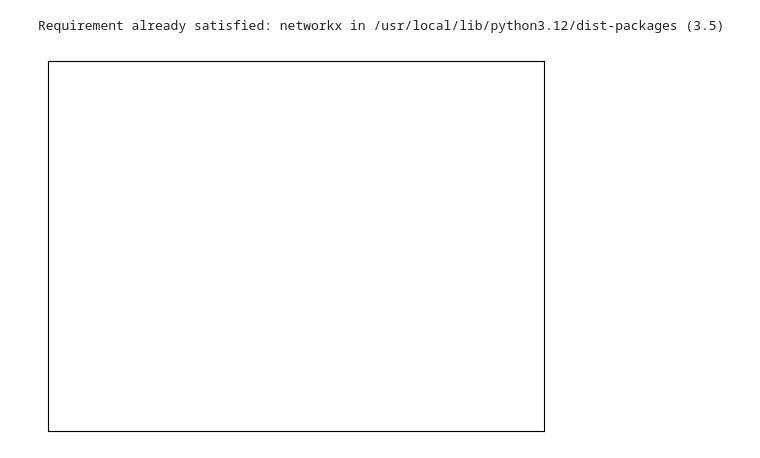
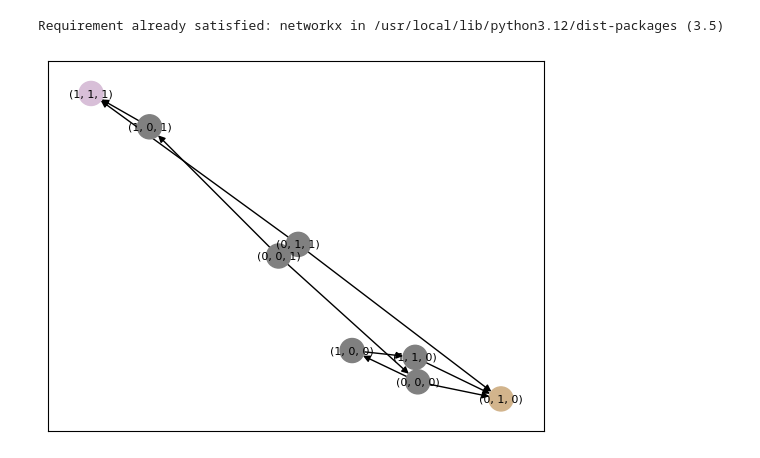
Before and after one commit to MichalSlowakiewicz/Statistical-Data-Analysis-2, a Jupyter notebook: LAB_4.ipynb, the cells around one changed output. Cells and saved outputs as stored; diff of their text form; code cells hidden in the pictures.

```diff
--- a/LAB_4.ipynb
+++ b/LAB_4.ipynb
@@ -105,19 +105,25 @@ class BN():
         ################################################################################
         # Please implement your solution here
 
-        neighbor_states = set()
-        for i in range(self.num_nodes):
-            # Calculate the next state of the i-th node
-            symbol_map = {self.list_of_nodes[j]: state[j] for j in range(self.num_nodes)}
-            next_node_state = self.functions[i].subs(symbol_map)
+        neighbours = set()
+        subst_map = {}
+        for idx, sym in enumerate(self.list_of_nodes):
+          if state[idx] ==1:
+            subst_map[sym] = self.__bool_algebra.TRUE
+          else:
+            subst_map[sym] = self.__bool_algebra.FALSE
 
-            # Create the next state by flipping the i-th node if its state changes
-            next_state = list(state)
-            if next_node_state != state[i]:
-                next_state[i] = next_node_state
-                neighbor_states.add(tuple(next_state))
-
-        return neighbor_states
+        for i, func in enumerate(self.functions):
+          evaluated = func.subs(subst_map).simplify()
+          if evaluated == self.__bool_algebra.TRUE:
+            new_bit = 1
+          else:
+            new_bit = 0
+          if new_bit != state[i]:
+            neighbour = list(state)
+            neighbour[i] = new_bit
+            neighbours.add(tuple(neighbour))
+        return neighbours
         ################################################################################
 
 
@@ -134,13 +140,12 @@ class BN():
 
         ################################################################################
         # Please implement your solution here
-        num_states = 2**self.num_nodes
-        for i in range(num_states):
-            state = self.__int_to_state(i)
-            G.add_node(state)
-            neighbor_states = self.get_neighbor_states(state)
-            for neighbor_state in neighbor_states:
-                G.add_edge(state, neighbor_state)
+        for i in range(2**self.num_nodes):
+          state = self.__int_to_state(i)
+          G.add_node(state)
+          neighbors = self.get_neighbor_states(state)
+          for nb in neighbors:
+            G.add_edge(state, nb)
         ################################################################################
 
         return G
@@ -186,31 +191,31 @@ class BN():
 
             node_colors = [NON_ATTRACTOR_STATE_COLOR for node in sts_nodes]
 
             colors = list(mcolors.CSS4_COLORS)
             colors.remove('white')
             colors.remove(NON_ATTRACTOR_STATE_COLOR)
 
             for attractor in attractors:
                 # Select a random color for coloring the states of the attractor
                 color = random.choice(colors)
                 for state in attractor:
                     node_colors[sts_nodes.index(state)] = color
 
         # Draw the graph. Different layouts can be used, for a full list see
         # https://networkx.org/documentation/stable/reference/drawing.html#module-networkx.drawing.layout
         #
         # A better drawing can be obtained with the PyGraphviz.AGraph class, but requires the installation of
         # PyGraphviz (https://pygraphviz.github.io/)
         nx.draw_networkx(sts,
                          with_labels=True,
                          pos=nx.spring_layout(sts),
                          node_color = node_colors,
                          font_size=8)
 
         plt.show()
 
 
 bn = BN(['x0','x1','x2'], ['~x1 | x2', 'x0 | ~x2', 'x0 & x2'])
 bn.draw_state_transition_system()
 # %% [output]
-[figure, old version]
+[figure, new version]
```
